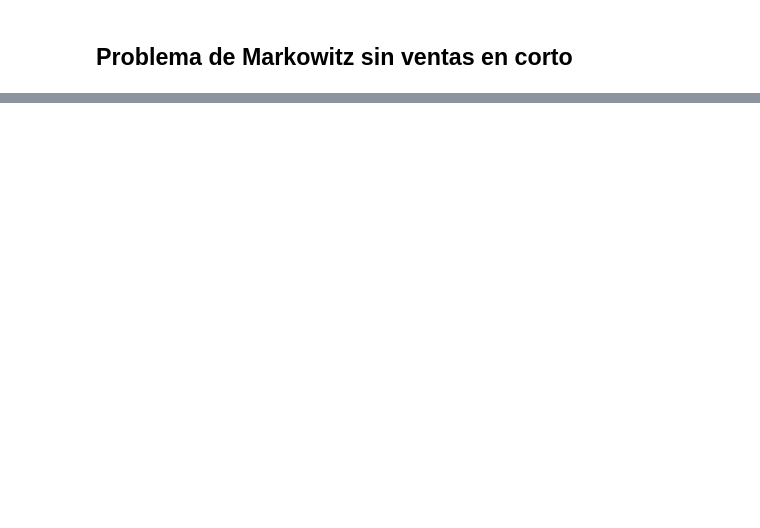
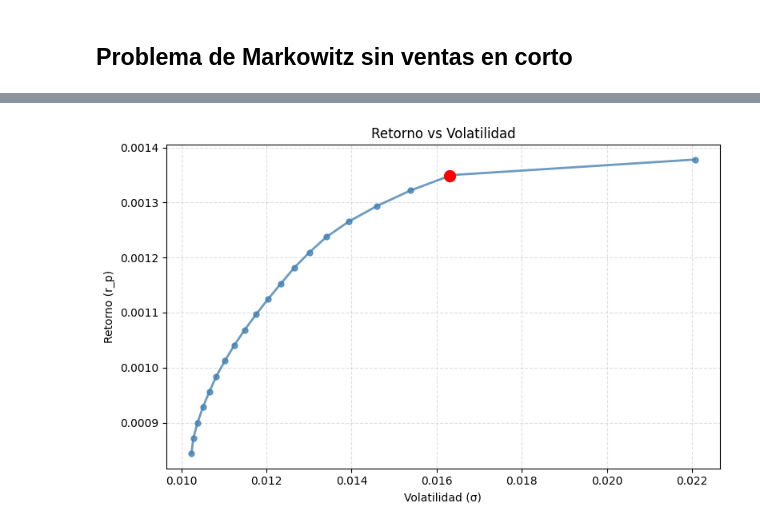
Before and after one commit to jaayg23/grade_CS, a Jupyter notebook: portfolio_m.ipynb, the cells around one changed output, grey strips where cells are left out. Saved outputs shown, nothing was run; the diff lists cells and outputs as text; code cells hidden in the pictures; blank space fills up the shorter version.

```diff
--- a/portfolio_m.ipynb
+++ b/portfolio_m.ipynb
@@ -388,0 +544,19 @@ returns, vols, weights = efficient_frontier(r_m, cov)
+# %%
+def max_utility_portfolio(mean_returns, cov_matrix, tau):
+    n = len(mean_returns)
+    r = np.array(mean_returns)
+    Omega = np.array(cov_matrix)
+
+    w = cp.Variable(n)
+
+    objective = cp.Minimize((1 / tau) * cp.quad_form(w, Omega) - r @ w)
+
+    constraints = [
+        cp.sum(w) == 1,
+        w >= 0,
+    ]
+
+    problem = cp.Problem(objective, constraints)
+    problem.solve()
+
+    return w.value
@@ -388,0 +570,19 @@ returns, vols, weights = efficient_frontier(r_m, cov)
+# %%
+w_UE_rm = retorno_esperado_portafolio(stock_returns, w_UE)
+w_UE_vol = np.sqrt(obtener_varianza_portafolio(w_UE, cov))
+# %%
+fig, ax = plt.subplots(figsize=(8, 5))
+
+ax.plot(vols, returns, 'o-', color='steelblue', linewidth=2, markersize=5, alpha=0.8)
+ax.scatter(w_UE_vol, w_UE_rm, color='red', s=100, zorder=5, label='Portafolio óptimo UE')
+
+ax.set_xlabel("Volatilidad (σ)")
+ax.set_ylabel("Retorno (r_p)")
+ax.set_title("Retorno vs Volatilidad")
+ax.grid(True, linestyle='--', alpha=0.4)
+plt.savefig("EfficientFrontier_kellycriterion.jpg")
+
+plt.tight_layout()
+plt.show()
+# %% [output]
+[figure, added]
```
Also changed, not shown: parts of 23 cells of this notebook, 3 other files.
